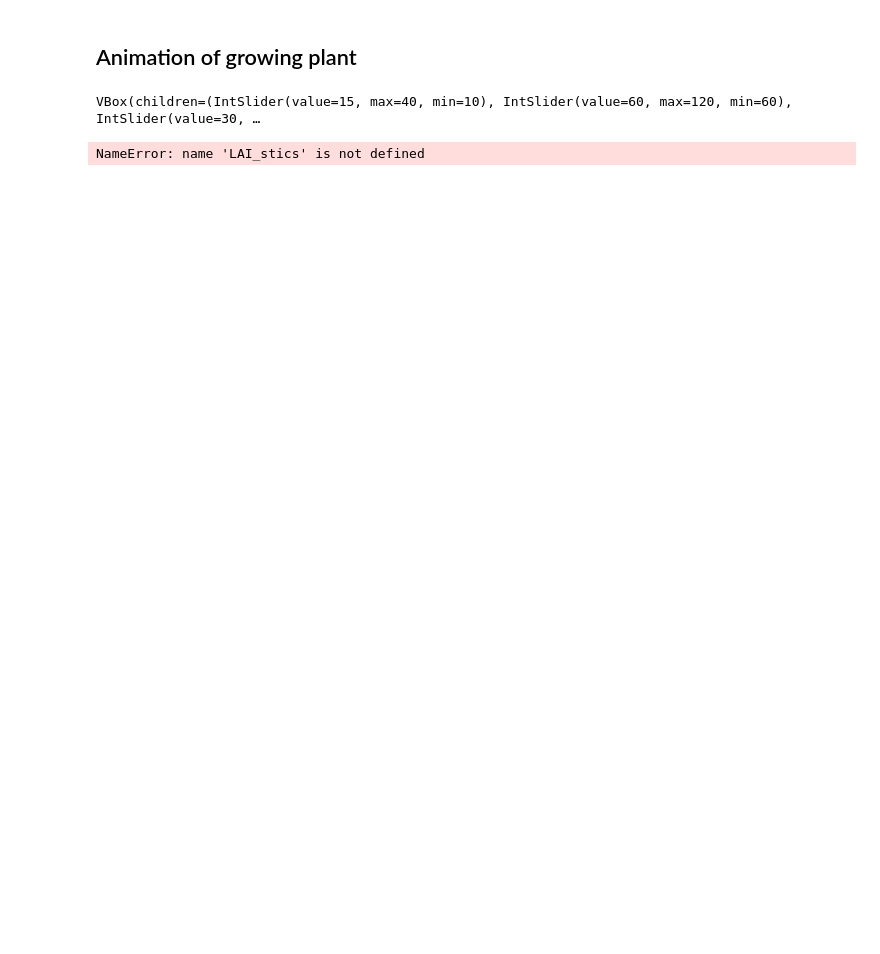
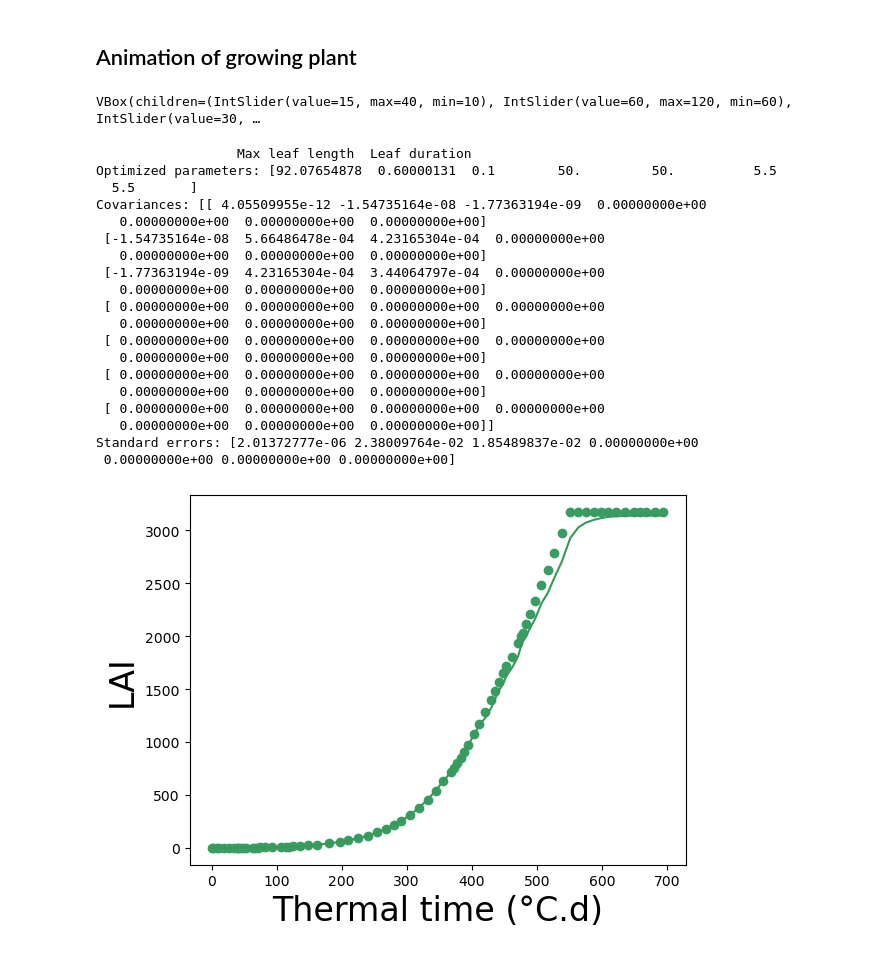
Before and after one commit to orianebro/PhD_Oriane, a Jupyter notebook: NB_for_users.ipynb, the cells around one changed output. Drawn from its saved outputs; the diff is of its cells as text; code cells hidden in the pictures; blank space fills up the shorter version.

```diff
--- a/NB_for_users.ipynb
+++ b/NB_for_users.ipynb
@@ -26,6 +26,7 @@ sowing_density = 10
 inter_row = 0.4
 stics_output_data = retrieve_stics_dynamics_from_file(stics_output_file, sowing_density)
 height_potential_plant = max(value["Plant height"] for value in stics_output_data.values())
+LAI_stics = [value["Plant leaf area"] for value in stics_output_data.values()]
 time = [value["Thermal time"] for value in stics_output_data.values()]
 # print(height_potential_plant)
 # print(stics_output_data)
@@ -254,5 +216,5 @@ VBox(children=(IntSlider(value=15, max=40, min=10), IntSlider(value=60, max=120,
 # %%
-def parametric_model_sorghum(time, max_leaf_length, leaf_duration):
+def parametric_model_sorghum(time, max_leaf_length, rmax, skew, phyllochron, plastochron, leaf_duration, stem_duration):
     """
     Define parametric model.
 
@@ -268,13 +230,13 @@ def parametric_model_sorghum(time, max_leaf_length, leaf_duration):
                         max_leaf_length=max_leaf_length,
                         wl=0.12, diam_base=2.5, diam_top=1.5,
                         insertion_angle=30, scurv=0.7, curvature=100,
-                        alpha=-2.3, stem_q=1.1, rmax=0.75, skew=0.08, # 0.0005
+                        alpha=-2.3, stem_q=1.1, rmax=rmax, skew=skew, # 0.0005
                         phyllotactic_angle=180,
                         phyllotactic_deviation=15,
-                        phyllochron=55,
-                        plastochron=45,
+                        phyllochron=phyllochron,
+                        plastochron=plastochron,
                         leaf_duration=leaf_duration,
-                        stem_duration=2,
+                        stem_duration=stem_duration,
                         leaf_senescence=800)
     sorghum.generate_potential_plant()
     sorghum.define_development()
@@ -284,23 +246,42 @@ def parametric_model_sorghum(time, max_leaf_length, leaf_duration):
 # %%
 from scipy.optimize import curve_fit
 
 # Fit the model to crop model data and obtain optimal parameters
-optimal_params, covariance = curve_fit(f=parametric_model_sorghum, xdata=time, ydata=LAI_stics, bounds=([20,1],[120,10]), method='trf') # bounds to set from lit
+optimal_params, covariance = curve_fit(f=parametric_model_sorghum, xdata=time, ydata=LAI_stics, bounds=([20,0.6,0.0005,30,30,1,1],[120,0.8,0.1,70,70,10,10]), method='trf') # bounds to set from lit
 se = np.sqrt(np.diag(covariance))
 
 print("                  Max leaf length  Leaf duration")
 print("Optimized parameters:", optimal_params)
 print("Covariances:", covariance)
 print("Standard errors:", se)
 
 # Visualize the fit
 plt.clf()
 plt.scatter(time, LAI_stics, color=(57/255,157/255,99/255), label='Simulation with STICS') # R 243, G 146, B 0
 res = parametric_model_sorghum(time, *optimal_params)
 plt.plot(time, np.array(res), color=(57/255,151/255,88/255), label='Simulation with ArchiCrop') # R 57, G 151, B 88
 plt.xlabel('Thermal time (°C.d)', fontsize=24)
 plt.ylabel('LAI', fontsize=24)
 # plt.legend()
 plt.show()
 # %% [output]
-NameError: name 'LAI_stics' is not defined
+                  Max leaf length  Leaf duration
+Optimized parameters: [92.07654878  0.60000131  0.1        50.         50.          5.5
+  5.5       ]
+Covariances: [[ 4.05509955e-12 -1.54735164e-08 -1.77363194e-09  0.00000000e+00
+   0.00000000e+00  0.00000000e+00  0.00000000e+00]
+ [-1.54735164e-08  5.66486478e-04  4.23165304e-04  0.00000000e+00
+   0.00000000e+00  0.00000000e+00  0.00000000e+00]
+ [-1.77363194e-09  4.23165304e-04  3.44064797e-04  0.00000000e+00
+   0.00000000e+00  0.00000000e+00  0.00000000e+00]
+ [ 0.00000000e+00  0.00000000e+00  0.00000000e+00  0.00000000e+00
+   0.00000000e+00  0.00000000e+00  0.00000000e+00]
+ [ 0.00000000e+00  0.00000000e+00  0.00000000e+00  0.00000000e+00
+   0.00000000e+00  0.00000000e+00  0.00000000e+00]
+ [ 0.00000000e+00  0.00000000e+00  0.00000000e+00  0.00000000e+00
+   0.00000000e+00  0.00000000e+00  0.00000000e+00]
+ [ 0.00000000e+00  0.00000000e+00  0.00000000e+00  0.00000000e+00
+   0.00000000e+00  0.00000000e+00  0.00000000e+00]]
+Standard errors: [2.01372777e-06 2.38009764e-02 1.85489837e-02 0.00000000e+00
+ 0.00000000e+00 0.00000000e+00 0.00000000e+00]
+[figure, added]
```
Also changed, not shown: parts of 10 cells of this notebook, 13 other files.
